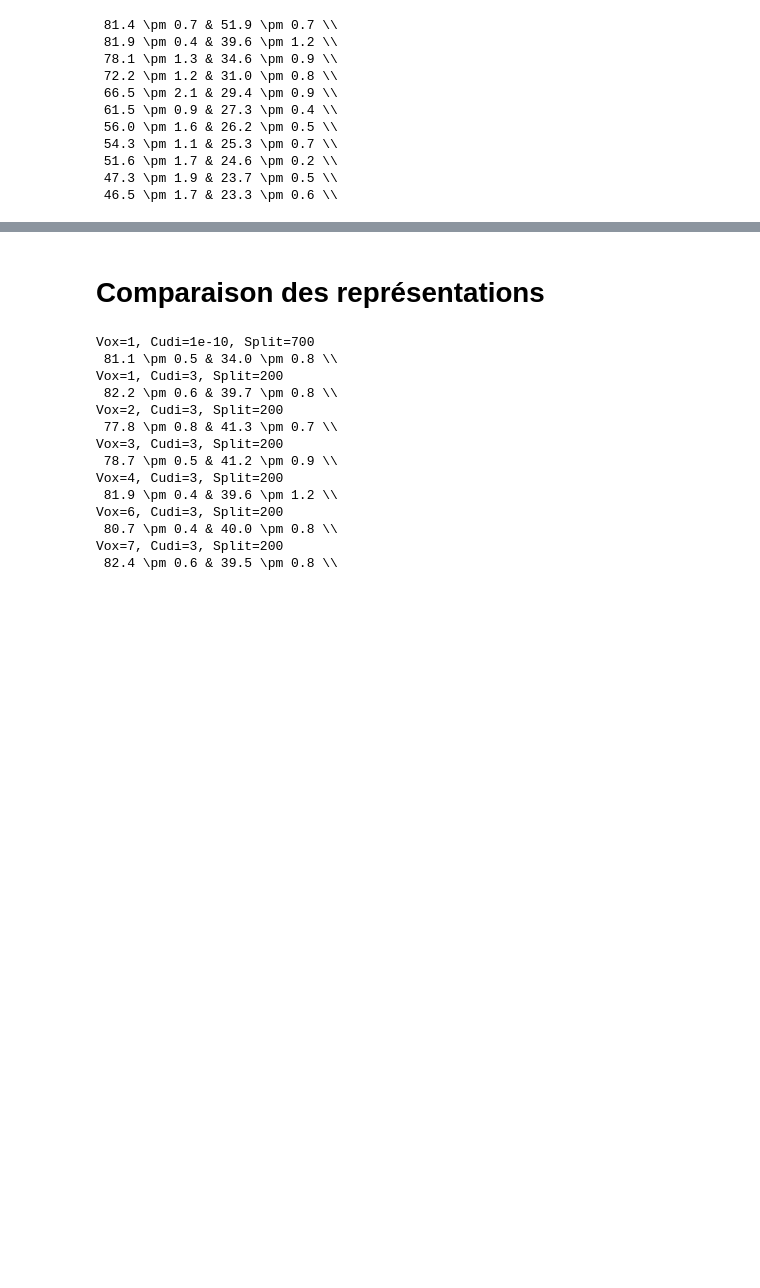
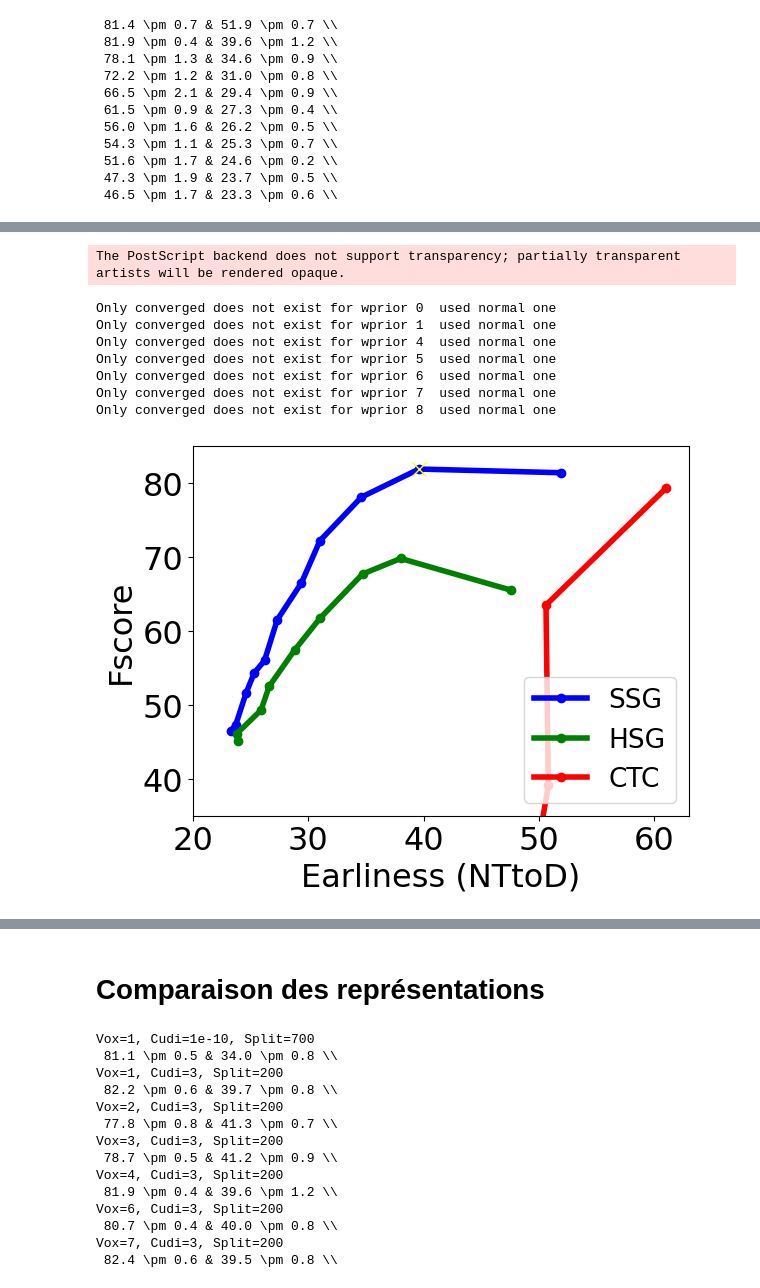
Before and after one commit to Kibo4/DOLT-C3D_with_SGCTC-OAD_2023, a Jupyter notebook: Evaluation/extractCurvesFromResults.ipynb, the cells around one changed output, grey strips where cells are left out. Cells and saved outputs as stored; diff of their text form; code cells hidden in the pictures; blank space fills up the shorter version.

```diff
--- a/Evaluation/extractCurvesFromResults.ipynb
+++ b/Evaluation/extractCurvesFromResults.ipynb
@@ -64 +91,66 @@ prettyPrintForLatexIntegration(nttod_fscore_list)
+# %%
+
+
+# création de la figure
+plt.figure()
+plt.rcParams.update({'font.size': 23})
+# set the line width of plot higher
+plt.rcParams['lines.linewidth'] = 4
+
+# plt.grid(linestyle="-",linewidth=.4)
+# min max
+plt.xlim(20.0, 63.0)
+plt.ylim(35.0, 85.0)
+
+# ajout légendes des axes
+plt.xlabel("Earliness (NTtoD)")
+plt.ylabel("Fscore")
+
+# more labels on x axis
+# plt.xticks([0.0, 0.2, 0.4, 0.6, 0.8, 1.0])
+
+# nttod_list, fscore_list = getFScoreAndNTtoDoFor(doSSG=False, useSG=False)
+# ax.plot(list(map(lambda nt_std:nt_std[0],nttod_list)), list(map(lambda fs_std:fs_std[0],fscore_list)), label="CTC",  color='blue')
+
+# ntto_d__fscore = getFScoreAndNTtoDoFor(True,True)
+# ntto_d__fscore = sorted(ntto_d__fscore, key=lambda x: x[0][0])
+# nttod_list, fscore_list = ntto_d__fscore
+# plt.plot(list(map(lambda nt_std:nt_std[0],nttod_list)), list(map(lambda fs_std:fs_std[0],fscore_list)), label="SSG",  color='orange')
+nttod_fscore_list = getFScoreAndNTtoDoFor(True, True)
+# ntto_d__fscore = sorted(zip(ntto_d, fscore), key=lambda x: x[0][0])
+plt.plot(list(map(lambda nt_std:nt_std[0]*100,nttod_fscore_list)), list(map(lambda fs_std:fs_std[2]*100,nttod_fscore_list)), label="SSG",  color='blue',marker="o")
+# plt.plot(list(map(lambda nt_std:nt_std[0]*100,nttod_fscore_list[1:2])), list(map(lambda fs_std:fs_std[2]*100,nttod_fscore_list[1:2])),marker="x",markersize=10, color='yellow')
+
+# plt.errorbar(list(map(lambda nt_std:nt_std[0],nttod_fscore_list)), list(map(lambda fs_std:fs_std[2],nttod_fscore_list)), xerr=list(map(lambda nt_std:nt_std[1],nttod_fscore_list)), yerr= list(map(lambda fs_std:fs_std[3],nttod_fscore_list)), linestyle='None')
+# nttod_list, fscore_list = getFScoreAndNTtoDoFor(doSSG=False, useSG=True)
+# plt.plot(list(map(lambda nt_std:nt_std[0],nttod_list)), list(map(lambda fs_std:fs_std[0],fscore_list)), label="HSG",  color='green')
+nttod_fscore_list = getFScoreAndNTtoDoFor(False, True)[2:]
+# ntto_d__fscore = sorted(zip(ntto_d, fscore), key=lambda x: x[0][0])
+plt.plot(list(map(lambda nt_std:nt_std[0]*100,nttod_fscore_list)), list(map(lambda fs_std:fs_std[2]*100,nttod_fscore_list)), label="HSG",  color='green',marker="o")
+# plt.errorbar(list(map(lambda nt_std:nt_std[0],nttod_fscore_list)), list(map(lambda fs_std:fs_std[2],nttod_fscore_list)), xerr=list(map(lambda nt_std:nt_std[1],nttod_fscore_list)), yerr= list(map(lambda fs_std:fs_std[3],nttod_fscore_list)), linestyle='None')
+
+
+
+nttod_fscore_list = getFScoreAndNTtoDoFor(True, False,wCTC=1,smooth=0,onlyConverged=True)
+# ntto_d__fscore = sorted(zip(ntto_d, fscore), key=lambda x: x[0][0])
+plt.plot(list(map(lambda nt_std:nt_std[0]*100,nttod_fscore_list)), list(map(lambda fs_std:fs_std[2]*100,nttod_fscore_list)), label="CTC",  color='red',marker="o")
+# plt.errorbar(list(map(lambda nt_std:nt_std[0],nttod_fscore_list)), list(map(lambda fs_std:fs_std[2],nttod_fscore_list)), xerr=list(map(lambda nt_std:nt_std[1],nttod_fscore_list)), yerr= list(map(lambda fs_std:fs_std[3],nttod_fscore_list)), linestyle='None')
+
+# legend, smaller
+plt.legend(fontsize=19,loc='lower right')
+# affichage de la figure
+# plt.show()
+# plt.savefig("../Illustrations/ScoreGraphics/NTtoD_Fscore.pdf", format="pdf",bbox_inches='tight')
+plt.savefig("../Illustrations/ScoreGraphics/NTtoD_Fscore.png", format="png",bbox_inches='tight')
+plt.savefig("../Illustrations/ScoreGraphics/NTtoD_Fscore.eps", format="eps",bbox_inches='tight')
+# %% [output]
+The PostScript backend does not support transparency; partially transparent artists will be rendered opaque.
+Only converged does not exist for wprior 0  used normal one
+Only converged does not exist for wprior 1  used normal one
+Only converged does not exist for wprior 4  used normal one
+Only converged does not exist for wprior 5  used normal one
+Only converged does not exist for wprior 6  used normal one
+Only converged does not exist for wprior 7  used normal one
+Only converged does not exist for wprior 8  used normal one
+[figure, added]
 # %%
```
Also changed, not shown: parts of 8 cells of this notebook, 36 other files.
